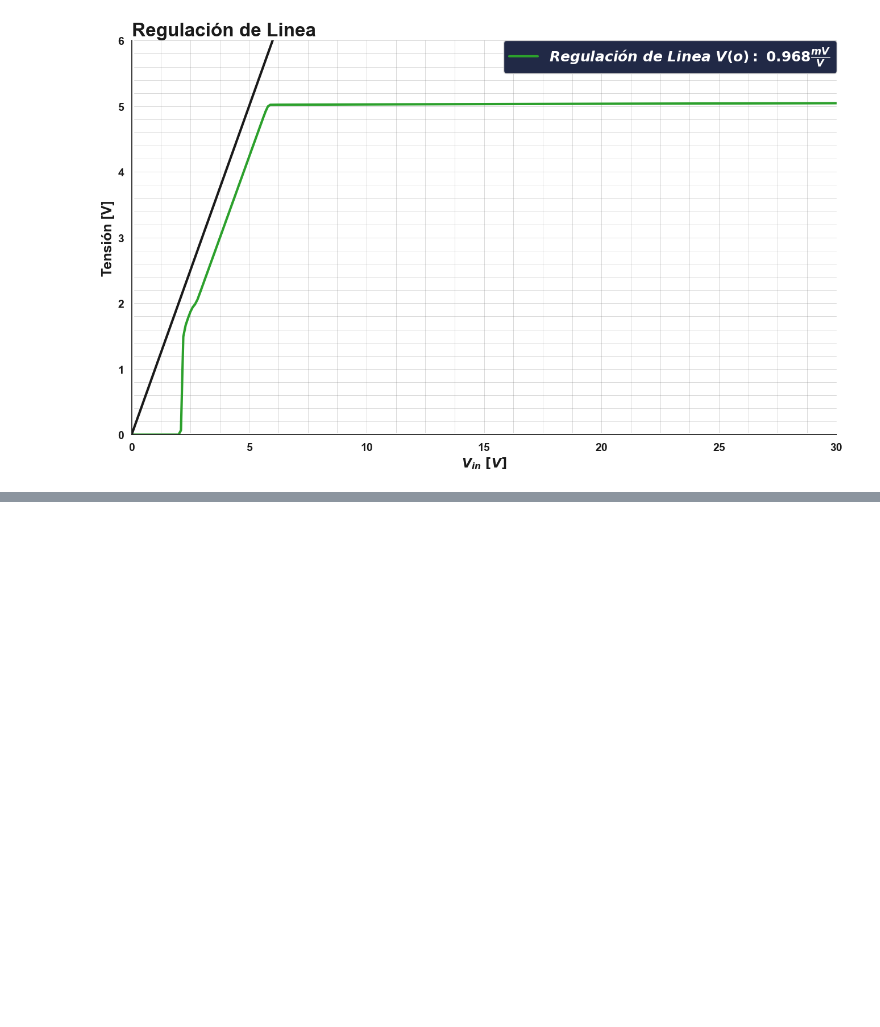
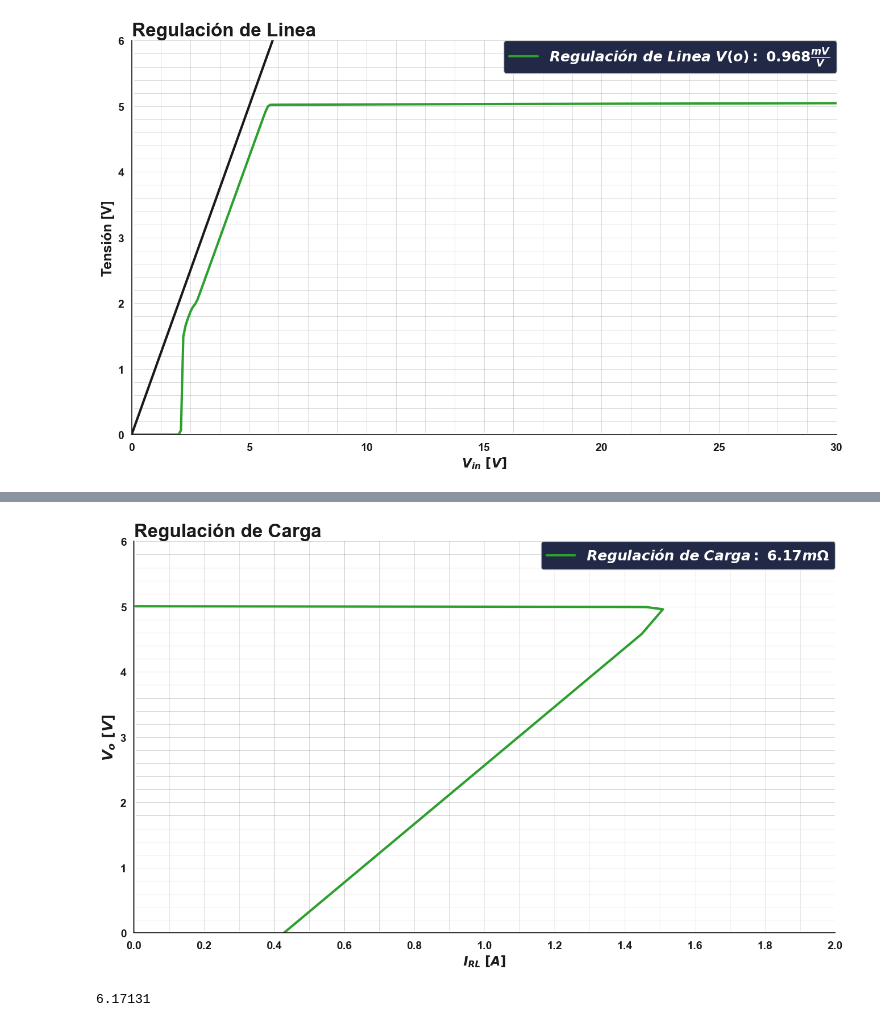
Before and after one commit to dbatallan/Taller-de-Circuitos-Electronicos-TPI, a Jupyter notebook: Checkpoint 1/Version Final/Graficos.ipynb, the cells around one changed output, grey strips where cells are left out. Drawn from its saved outputs; the diff is of its cells as text; code cells hidden in the pictures; blank space fills up the shorter version.

```diff
--- a/Checkpoint 1/Version Final/Graficos.ipynb
+++ b/Checkpoint 1/Version Final/Graficos.ipynb
@@ -297,0 +304,3 @@ plt.show()
+# %%
+RegulacionDeCarga = pd.read_csv("LTSpice/Regulacion de Carga.txt", delimiter="\t")
+RegulacionDeCarga
@@ -297,0 +321,51 @@ plt.show()
+# %%
+# Crear la figura y el eje principal
+fig = plt.figure(figsize=[16, 9])
+ax = fig.add_subplot(1, 1, 1)
+ax.spines["top"].set_visible(False)
+ax.spines["right"].set_visible(False)
+
+ax.spines["left"].set_position(("outward", 0))
+ax.spines["bottom"].set_position(("outward", 0))
+
+# Configurar los ticks y la escala del eje X
+ax.tick_params(axis='both', width=4, labelsize=30)
+
+# Configurar el eje Y de voltaje
+ax.set_yticks(np.linspace(0, 6, 31), minor=True)
+ax.set_xticks(np.linspace(0, 2, 21), minor=True)
+
+ax.set_ylim(0, 6)
+ax.set_ylabel(r"$V_o\ [V]$", fontsize=18)
+ax.tick_params(axis='y', labelsize=14)
+ax.tick_params(axis='x', labelsize=14)
+
+ax.axhline(0, linestyle='-', linewidth=4, c='white')
+ax.axvline(0, linestyle='solid', linewidth=6, c='white')
+
+
+# Configurar título y nombre del eje X
+plt.title("Regulación de Carga", fontsize=24, loc="left")  # Título centrado
+ax.set_xlabel(r"$I_{RL}\ [A]$", fontsize=16)  # Nombre del eje X
+
+# Configurar la grilla
+plt.grid(which="major", color="grey", linestyle="-", linewidth=0.5, alpha=0.4)
+plt.grid(which="minor", color="grey", linestyle="-", linewidth=0.5, alpha=0.4)
+ax.set_xticks(np.arange(0, 2.1, 0.2))
+
+line, = ax.plot(RegulacionDeCarga["I(Rl)"], RegulacionDeCarga["V(vo)"], linestyle='-', linewidth=3, color="tab:green")
+
+# Mostrar leyenda
+ax.legend([line], [r"$Regulación\ de\ Carga:\ 6.17m \Omega $"], loc="upper right", fontsize=18)
+
+# Configurar el límite de X para invertirlo (de 1000 a 0)
+plt.xlim(0, 2)
+plt.savefig("Regulacion_de_Carga.png", bbox_inches="tight")
+
+plt.show()
+# %% [output]
+[figure, added]
+# %%
+0.00617131*1000
+# %% [output]
+6.17131
```
Also changed, not shown: parts of 6 cells of this notebook, 12 other files.
